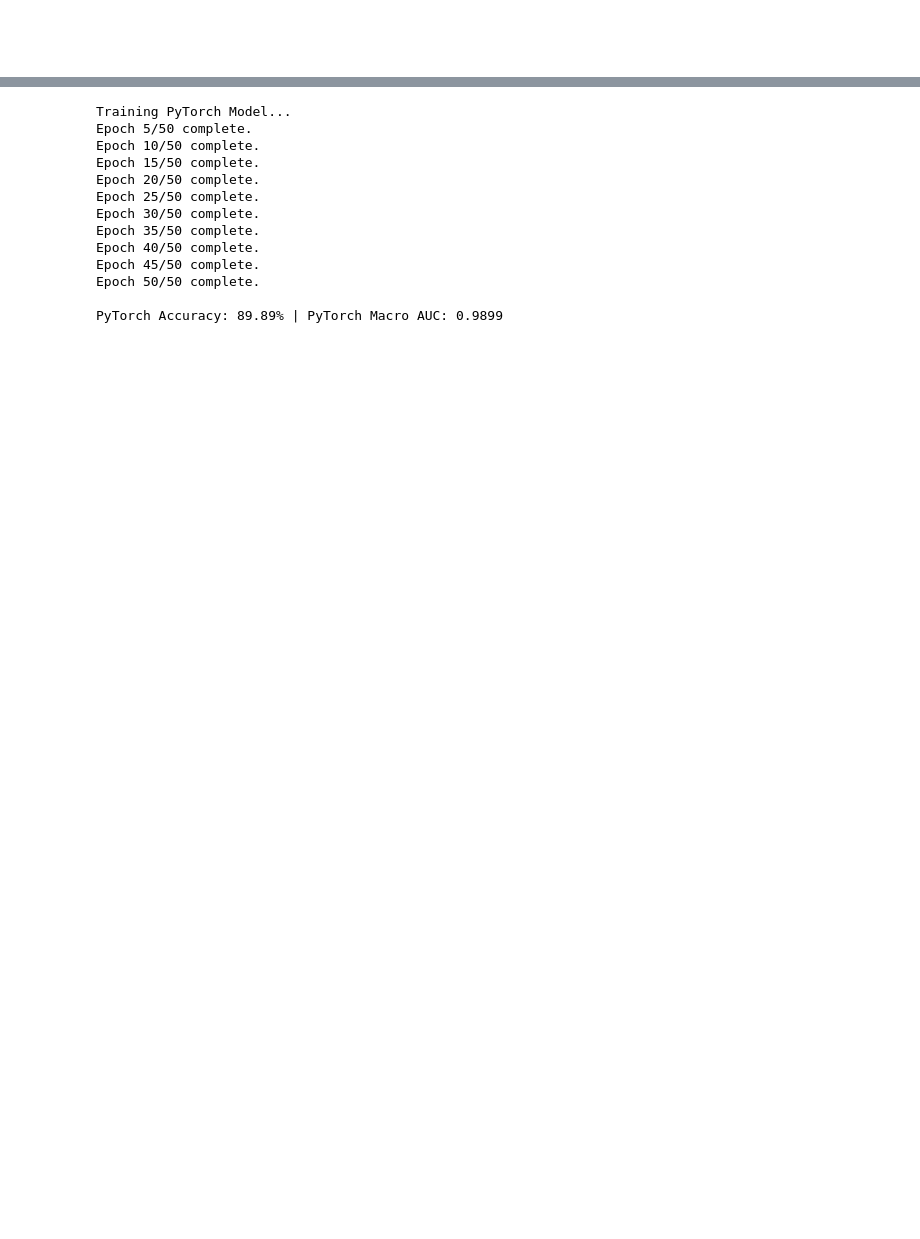
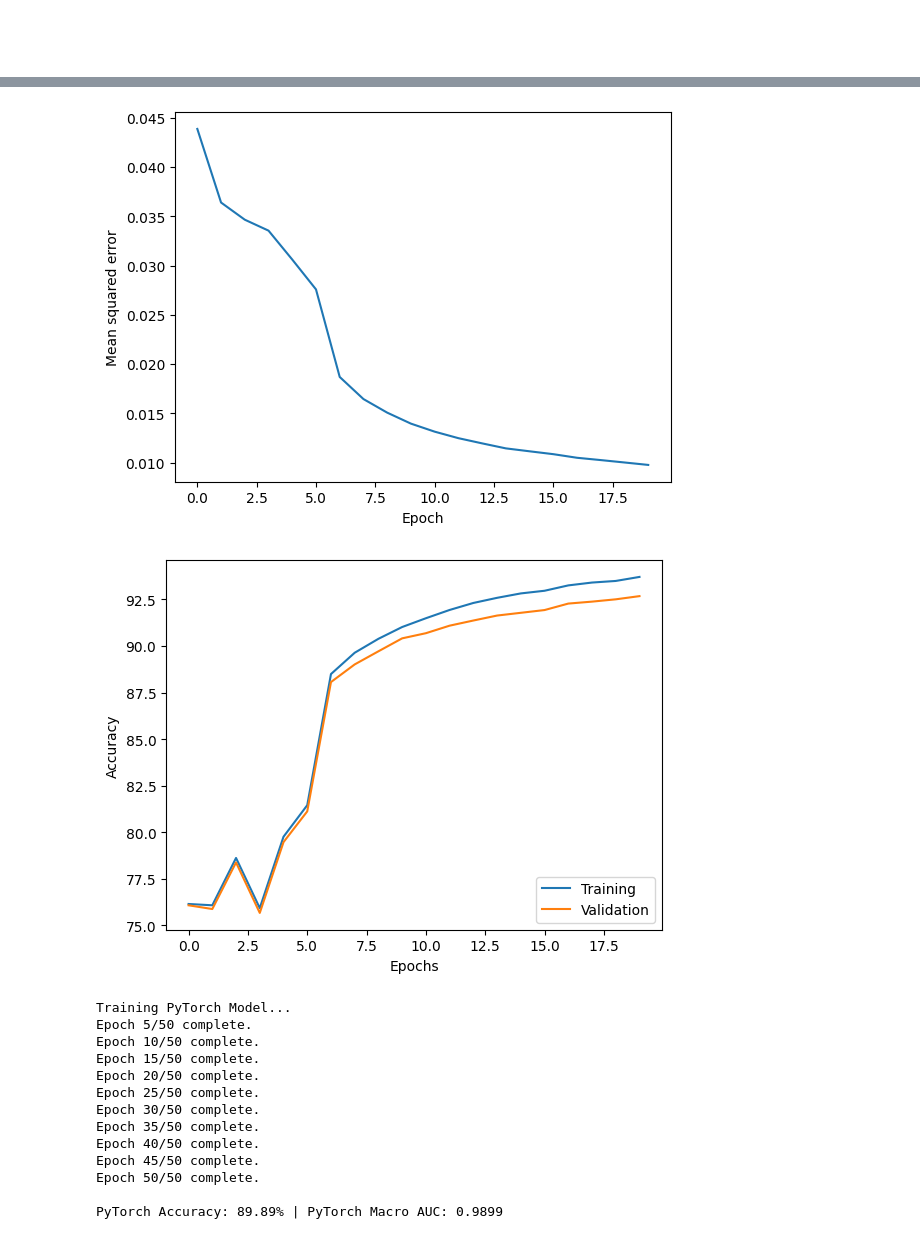
Before and after one commit to maidad-bgu-MSc/ML-course-assignment-3, a Jupyter notebook: ch11 (1).ipynb, the cells around one changed output, grey strips where cells are left out. Cells and saved outputs as stored; diff of their text form; code cells hidden in the pictures; blank space fills up the shorter version.

```diff
--- a/ch11 (1).ipynb
+++ b/ch11 (1).ipynb
@@ -463,6 +465,13 @@ def softmax(z):
     # Subtracting the max for numerical stability (prevents overflow)
     e_z = np.exp(z - np.max(z, axis=1, keepdims=True))
     return e_z / np.sum(e_z, axis=1, keepdims=True)
+
+def sigmoid(z):
+    # Clip z to prevent exp(z) from overflowing
+    z = np.clip(z, -500, 500)
+    return np.where(z >= 0,
+                    1 / (1 + np.exp(-z)),
+                    np.exp(z) / (1 + np.exp(z)))
 
 class NeuralNetMLP_2Layers:
     """
@@ -563,6 +572,27 @@ class NeuralNetMLP_2Layers:
                 d_loss__dw_h2, d_loss__db_h2,
                 d_loss__dw_h, d_loss__db_h)
 
+    def predict(self, X, minibatch_size=100):
+        all_preds = []
+        minibatch_gen = minibatch_generator(X, np.zeros(X.shape[0]), minibatch_size)
+
+        for features, _ in minibatch_gen:
+            _, probas = self.forward(features)
+            preds = np.argmax(probas, axis=1)
+            all_preds.append(preds)
+
+        return np.hstack(all_preds)
+
+    def predict_probas(self, X, minibatch_size=100):
+        all_probas = []
+        minibatch_gen = minibatch_generator(X, np.zeros(X.shape[0]), minibatch_size)
+
+        for features, _ in minibatch_gen:
+            _, probas = self.forward(features)
+            all_probas.append(probas)
+
+        return np.vstack(all_probas)
+
 def train(model, X_train, y_train, X_valid, y_valid, num_epochs,
           learning_rate=0.1, minibatch_size=100):
 
@@ -686,3 +716,22 @@ Epoch: 011/020 | Train MSE: 0.01 | Train Acc: 90.83% | Valid Acc: 90.24%| Valid
+# %%
+plt.plot(range(len(acc_epoch_loss)), acc_epoch_loss)
+plt.ylabel('Mean squared error')
+plt.xlabel('Epoch')
+#plt.savefig('figures/11_07.png', dpi=300)
+plt.show()
+
+plt.plot(range(len(acc_epoch_train_acc)), acc_epoch_train_acc,
+         label='Training')
+plt.plot(range(len(acc_epoch_valid_acc)), acc_epoch_valid_acc,
+         label='Validation')
+plt.ylabel('Accuracy')
+plt.xlabel('Epochs')
+plt.legend(loc='lower right')
+#plt.savefig('figures/11_08.png', dpi=300)
+plt.show()
+# %% [output]
+[figure, added]
+[figure, added]
 # %%
 import torch
 import torch.nn as nn
```
Also changed, not shown: parts of 10 cells of this notebook.
